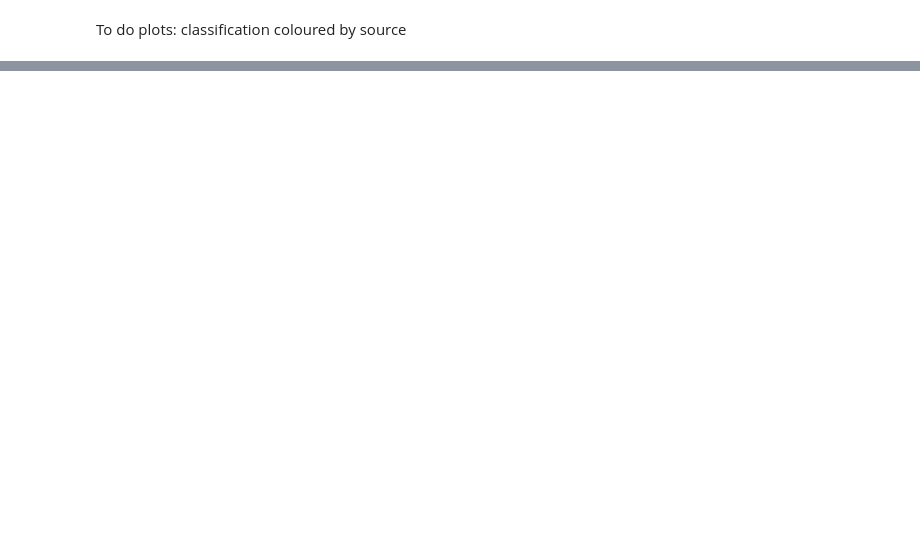
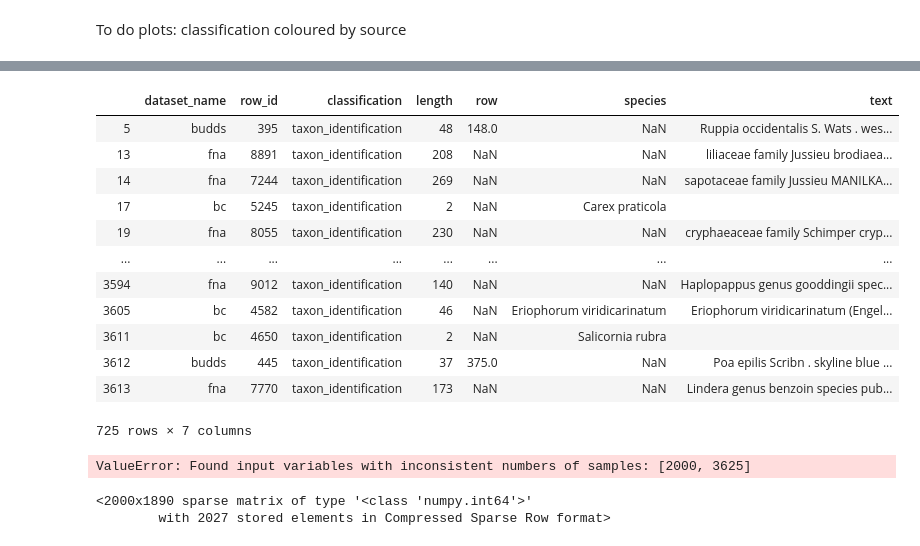
Before and after one commit to jocelynpender/flora-prepper, a Jupyter notebook: notebooks/analysis_visualization.ipynb, the cells around one changed output, grey strips where cells are left out. Drawn from its saved outputs; the diff is of its cells as text; code cells hidden in the pictures; blank space fills up the shorter version.

Commit message:
finish length model and continue work on freq-words model

```diff
--- a/notebooks/analysis_visualization.ipynb
+++ b/notebooks/analysis_visualization.ipynb
@@ -177,0 +264,33 @@ classification coloured by source
+# %%
+flora_data_frame[flora_data_frame.classification == "taxon_identification"]
+# %% [output]
+|  | dataset_name | row_id | classification | length | row | species | text |
+| 5 | budds | 395 | taxon_identification | 48 | 148.0 | NaN | Ruppia occidentalis S. Wats . wes... |
+| 13 | fna | 8891 | taxon_identification | 208 | NaN | NaN | liliaceae family Jussieu brodiaea... |
+| 14 | fna | 7244 | taxon_identification | 269 | NaN | NaN | sapotaceae family Jussieu MANILKA... |
+| 17 | bc | 5245 | taxon_identification | 2 | NaN | Carex praticola |  |
+| 19 | fna | 8055 | taxon_identification | 230 | NaN | NaN | cryphaeaceae family Schimper cryp... |
+| ... | ... | ... | ... | ... | ... | ... | ... |
+| 3594 | fna | 9012 | taxon_identification | 140 | NaN | NaN | Haplopappus genus gooddingii spec... |
+| 3605 | bc | 4582 | taxon_identification | 46 | NaN | Eriophorum viridicarinatum | Eriophorum viridicarinatum (Engel... |
+| 3611 | bc | 4650 | taxon_identification | 2 | NaN | Salicornia rubra |  |
+| 3612 | budds | 445 | taxon_identification | 37 | 375.0 | NaN | Poa epilis Scribn . skyline blue ... |
+| 3613 | fna | 7770 | taxon_identification | 173 | NaN | NaN | Lindera genus benzoin species pub... |
+725 rows × 7 columns
+# %%
+all_text = " ".join(text_string for text_string in flora_data_frame.text)
+top_words_text = find_most_frequent_words(all_text)
+
+all_text_processed = process_text(all_text, tokenized_stop_words, top_words=top_words_text)
+#word_features = find_most_frequent_words(all_text_processed)
+#all_text_custom_vec = CountVectorizer(lowercase=True, tokenizer=flora_tokenizer, stop_words=tokenized_stop_words,
+                                 ngram_range=(1, 1))
+#all_text_counts = all_text_custom_vec.fit_transform(word_features)
+#X_test, predicted = run_model(all_text_counts, flora_data_frame)
+# %% [output]
+ValueError: Found input variables with inconsistent numbers of samples: [2000, 3625]
+# %%
+all_text_counts
+# %% [output]
+<2000x1890 sparse matrix of type '<class 'numpy.int64'>'
+        with 2027 stored elements in Compressed Sparse Row format>
```
Also changed, not shown: parts of 26 cells of this notebook, 2 other files.
